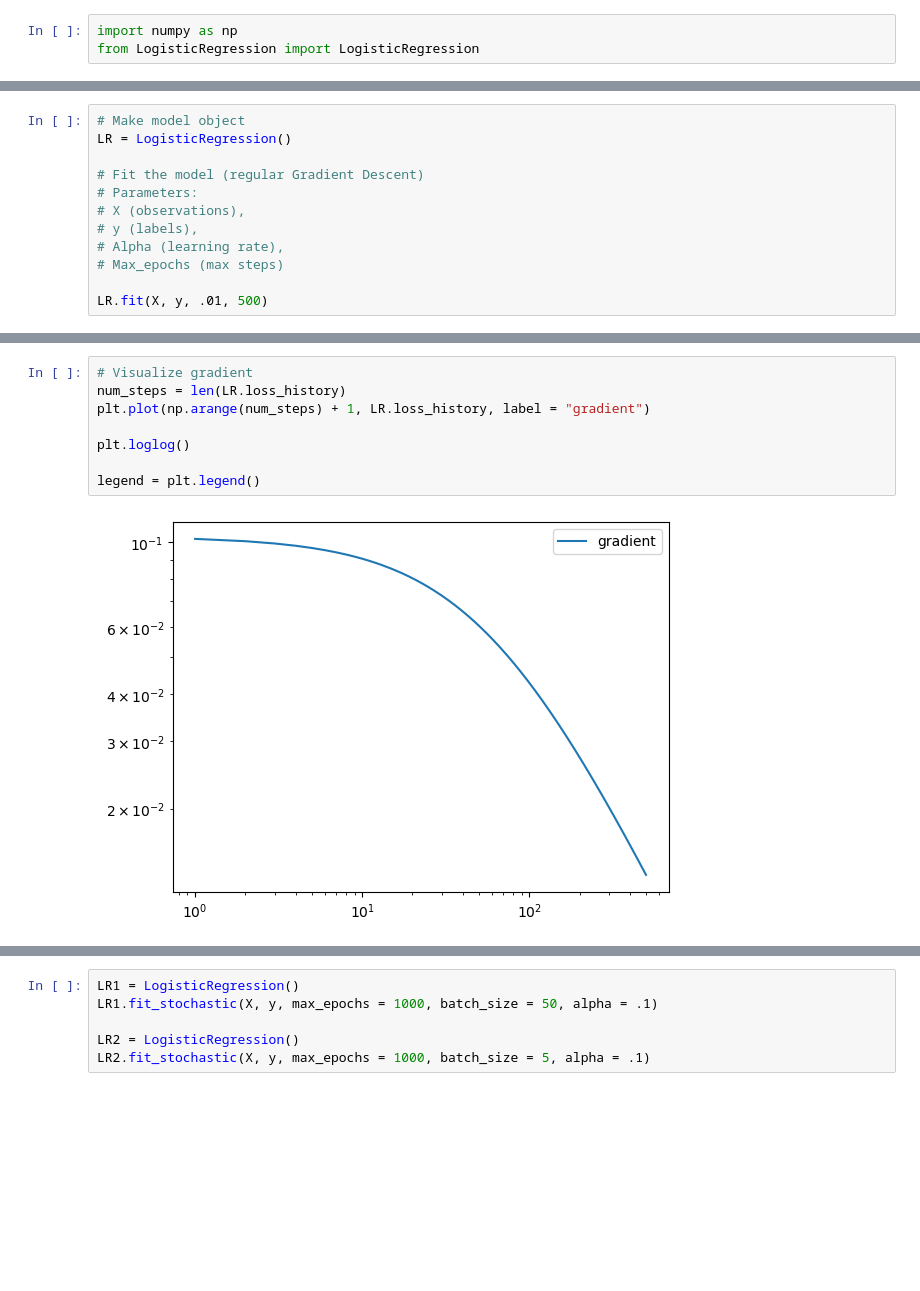
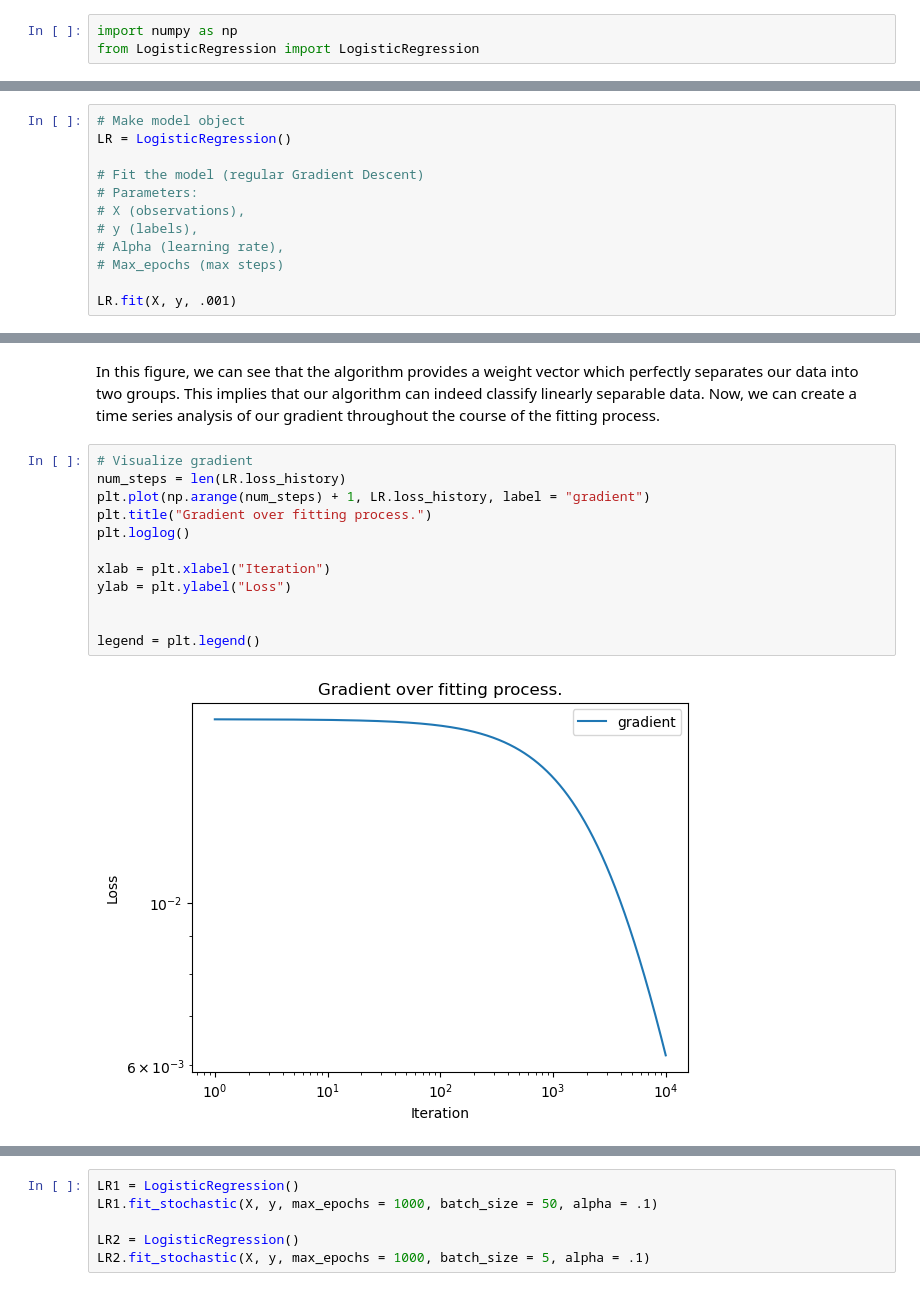
Before and after one commit to johnny-kantaros/johnny-kantaros.github.io, a Jupyter notebook: posts/Blog2-GD/LR.ipynb, the cells around one changed output, grey strips where cells are left out. Saved outputs shown, nothing was run; the diff lists cells and outputs as text; blank space fills up the shorter version.

```diff
--- a/posts/Blog2-GD/LR.ipynb
+++ b/posts/Blog2-GD/LR.ipynb
@@ -78,4 +72,4 @@ LR = LogisticRegression()
 # Alpha (learning rate),
 # Max_epochs (max steps)
 
-LR.fit(X, y, .01, 500)
+LR.fit(X, y, .001)
@@ -116,10 +108,16 @@ title = plt.gca().set_title(f"Loss = {loss}")
+# %% [markdown]
+In this figure, we can see that the algorithm provides a weight vector which perfectly separates our data into two groups. This implies that our algorithm can indeed classify linearly separable data. Now, we can create a time series analysis of our gradient throughout the course of the fitting process.
 # %%
 # Visualize gradient
 num_steps = len(LR.loss_history)
 plt.plot(np.arange(num_steps) + 1, LR.loss_history, label = "gradient")
-
+plt.title("Gradient over fitting process.")
 plt.loglog()
 
+xlab = plt.xlabel("Iteration")
+ylab = plt.ylabel("Loss")
+
+
 legend = plt.legend()
 # %% [output]
-[figure, old version]
+[figure, new version]
```
Also changed, not shown: parts of 62 cells of this notebook, 19 other files.
